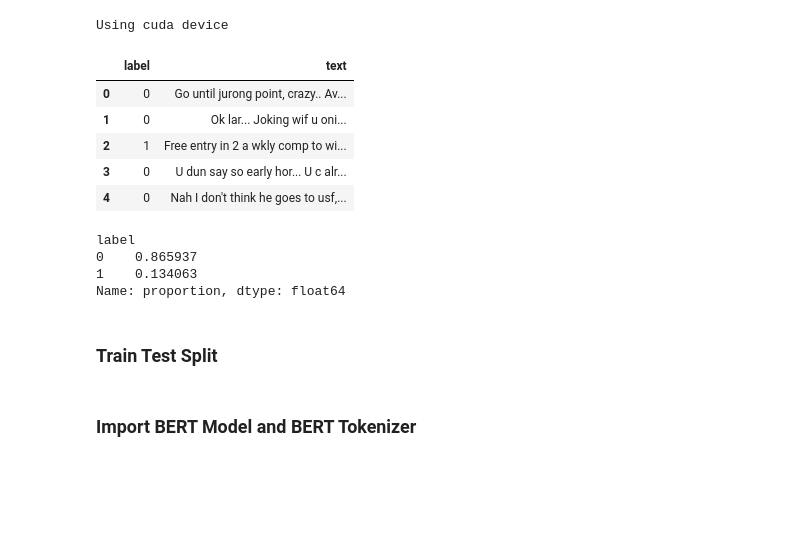
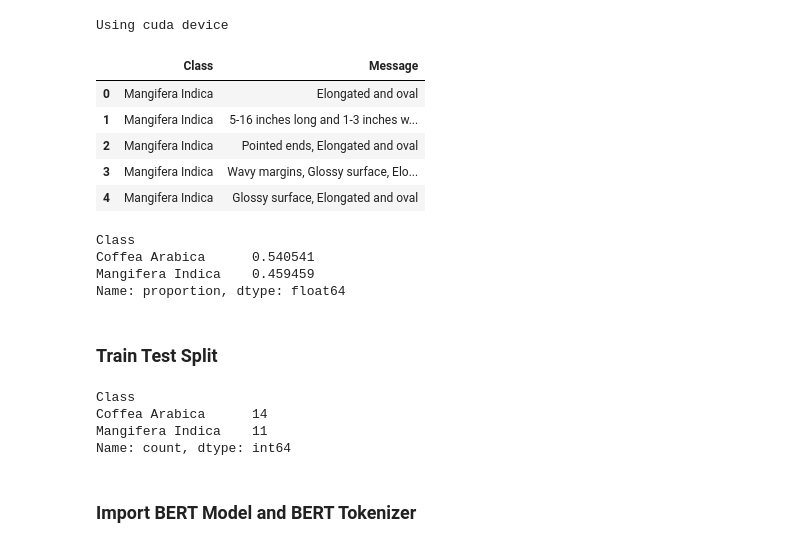
Before and after one commit to snehilchatterjee/florascan, a Jupyter notebook: BERT_TEST/bert1.ipynb, the cells around one changed output. Cells and saved outputs as stored; diff of their text form; code cells hidden in the pictures; blank space fills up the shorter version.

```diff
--- a/BERT_TEST/bert1.ipynb
+++ b/BERT_TEST/bert1.ipynb
@@ -14,21 +14,21 @@ print(f"Using {device} device")
 # %% [output]
 Using cuda device
 # %%
-df=pd.read_csv("spamdata_v2.csv")
+df=pd.read_excel("Dataset_description.xlsx")
 df.head()
 # %% [output]
-|  | label | text |
-| 0 | 0 | Go until jurong point, crazy.. Av... |
-| 1 | 0 | Ok lar... Joking wif u oni... |
-| 2 | 1 | Free entry in 2 a wkly comp to wi... |
-| 3 | 0 | U dun say so early hor... U c alr... |
-| 4 | 0 | Nah I don't think he goes to usf,... |
+|  | Class | Message |
+| 0 | Mangifera Indica | Elongated and oval |
+| 1 | Mangifera Indica | 5-16 inches long and 1-3 inches w... |
+| 2 | Mangifera Indica | Pointed ends, Elongated and oval |
+| 3 | Mangifera Indica | Wavy margins, Glossy surface, Elo... |
+| 4 | Mangifera Indica | Glossy surface, Elongated and oval |
 # %%
-df['label'].value_counts(normalize=True)
+df['Class'].value_counts(normalize=True)
 # %% [output]
-label
-0    0.865937
-1    0.134063
+Class
+Coffea Arabica      0.540541
+Mangifera Indica    0.459459
 Name: proportion, dtype: float64
 # %% [markdown]
 ### Train Test Split
@@ -46,3 +48,10 @@ val_text, test_text, val_labels, test_labels = train_test_split(temp_text, temp_
+# %%
+train_labels.value_counts()
+# %% [output]
+Class
+Coffea Arabica      14
+Mangifera Indica    11
+Name: count, dtype: int64
 # %% [markdown]
 ### Import BERT Model and BERT Tokenizer
 # %%
```
Also changed, not shown: parts of 1 cell of this notebook, 5 other files.
